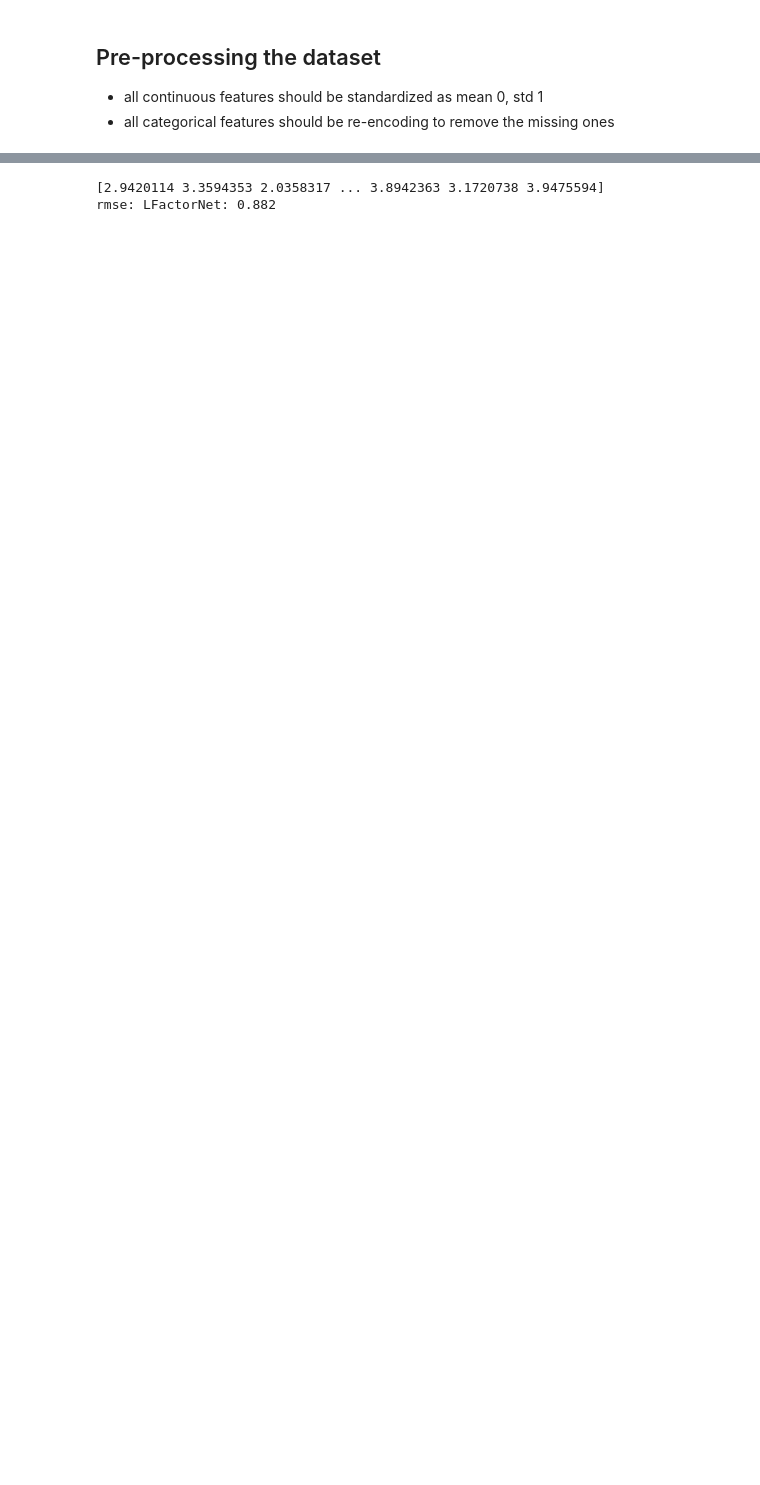
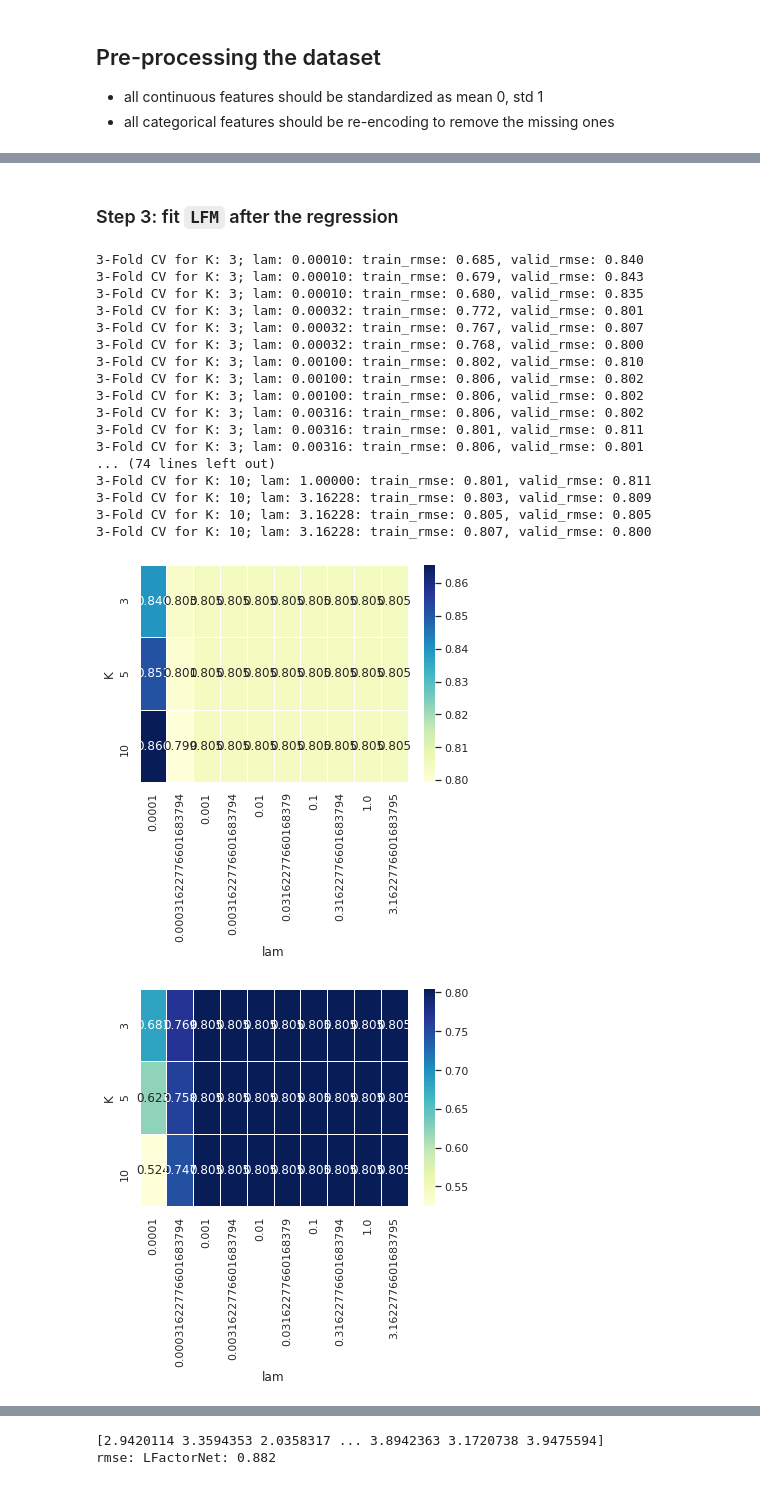
Before and after one commit to statmlben/CUHK-STAT3009, a Jupyter notebook: notebook8.ipynb, the cells around one changed output, grey strips where cells are left out. Drawn from its saved outputs; the diff is of its cells as text; code cells hidden in the pictures; blank space fills up the shorter version.

```diff
--- a/notebook8.ipynb
+++ b/notebook8.ipynb
@@ -123,6 +141,8 @@ df['userId'] = le_user.fit_transform(df['userId'])
 movies_pd['movieId'] = le_movie.transform(movies_pd['movieId'])
 user_pd['userId'] = le_user.transform(user_pd['userId'])
 
+user_pd = user_pd.set_index('userId', drop=False)
+movies_pd = movies_pd.set_index('movieId', drop=False)
 ## generate train / test dataset
 from sklearn.model_selection import train_test_split
 dtrain, dtest = train_test_split(df, test_size=0.33, random_state=42)
@@ -139,0 +368,7 @@ n_user, n_item = max(train_pair[:,0].max(), test_pair[:,0].max())+1, max(train_p
+# %%
+## convert genre to dummy variable
+movies_pd_oh = pd.get_dummies(movies_pd, columns=['pGenre'])
+## user_pd are all continuous features
+
+train_joint_feats = np.hstack((user_pd.loc[train_pair[:,0]], movies_pd_oh.loc[train_pair[:,1]]))
+test_joint_feats = np.hstack((user_pd.loc[test_pair[:,0]], movies_pd_oh.loc[test_pair[:,1]]))
@@ -139,0 +377,7 @@ n_user, n_item = max(train_pair[:,0].max(), test_pair[:,0].max())+1, max(train_p
+# %%
+from sklearn.linear_model import LinearRegression
+
+reg = LinearRegression().fit(train_joint_feats, train_rating)
+reg_rating = reg.predict(test_joint_feats)
+train_rating_res = train_rating - reg.predict(train_joint_feats)
+print('RMSE for linear regression based side info: %.3f' %rmse(test_rating, reg_rating))
@@ -139,0 +386,28 @@ n_user, n_item = max(train_pair[:,0].max(), test_pair[:,0].max())+1, max(train_p
+# %% [markdown]
+### Step 3: fit ``LFM`` after the regression
+# %%
+Ks, lams = [3, 5, 10], 10**np.arange(-4, 1, .5)
+shiing_cv = LFM_CV(n_user, n_item, cv=3, Ks=Ks, lams=lams)
+shiing_cv.grid_search(train_pair, train_rating_res)
+shiing_cv.plot_grid('valid')
+shiing_cv.plot_grid('train')
+# %% [output]
+3-Fold CV for K: 3; lam: 0.00010: train_rmse: 0.685, valid_rmse: 0.840
+3-Fold CV for K: 3; lam: 0.00010: train_rmse: 0.679, valid_rmse: 0.843
+3-Fold CV for K: 3; lam: 0.00010: train_rmse: 0.680, valid_rmse: 0.835
+3-Fold CV for K: 3; lam: 0.00032: train_rmse: 0.772, valid_rmse: 0.801
+3-Fold CV for K: 3; lam: 0.00032: train_rmse: 0.767, valid_rmse: 0.807
+3-Fold CV for K: 3; lam: 0.00032: train_rmse: 0.768, valid_rmse: 0.800
+3-Fold CV for K: 3; lam: 0.00100: train_rmse: 0.802, valid_rmse: 0.810
+3-Fold CV for K: 3; lam: 0.00100: train_rmse: 0.806, valid_rmse: 0.802
+3-Fold CV for K: 3; lam: 0.00100: train_rmse: 0.806, valid_rmse: 0.802
+3-Fold CV for K: 3; lam: 0.00316: train_rmse: 0.806, valid_rmse: 0.802
+3-Fold CV for K: 3; lam: 0.00316: train_rmse: 0.801, valid_rmse: 0.811
+3-Fold CV for K: 3; lam: 0.00316: train_rmse: 0.806, valid_rmse: 0.801
+... (74 lines left out)
+3-Fold CV for K: 10; lam: 1.00000: train_rmse: 0.801, valid_rmse: 0.811
+3-Fold CV for K: 10; lam: 3.16228: train_rmse: 0.803, valid_rmse: 0.809
+3-Fold CV for K: 10; lam: 3.16228: train_rmse: 0.805, valid_rmse: 0.805
+3-Fold CV for K: 10; lam: 3.16228: train_rmse: 0.807, valid_rmse: 0.800
+[figure, added]
+[figure, added]
```
Also changed, not shown: parts of 21 cells of this notebook.
